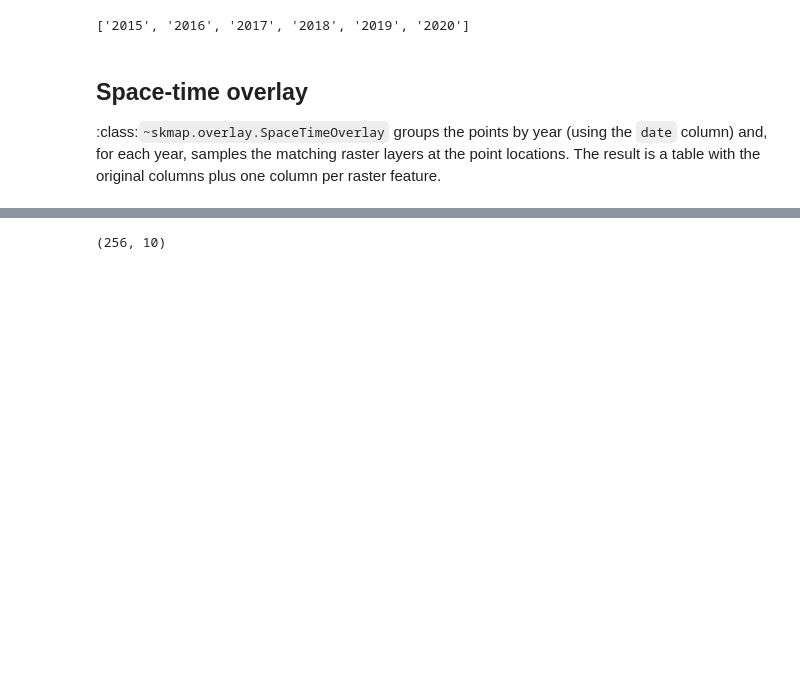
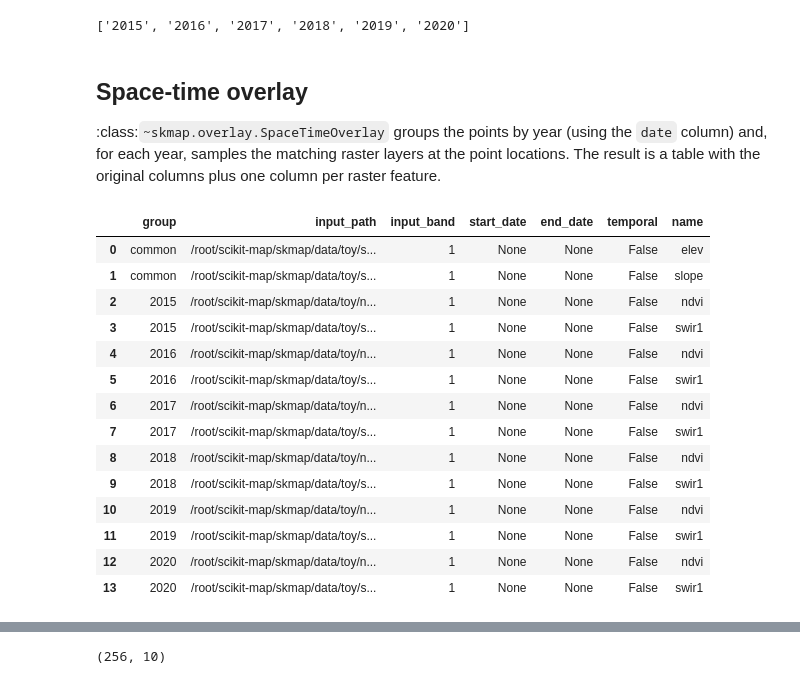
Before and after one commit to openlandmap/scikit-map, a Jupyter notebook: docs/notebooks/03_landcover_mapping.ipynb, the cells around one changed output, grey strips where cells are left out. Cells and saved outputs as stored; diff of their text form; code cells hidden in the pictures; blank space fills up the shorter version.

```diff
--- a/docs/notebooks/03_landcover_mapping.ipynb
+++ b/docs/notebooks/03_landcover_mapping.ipynb
@@ -115,6 +127,24 @@ rdata.get_groups()
 :class:`~skmap.overlay.SpaceTimeOverlay` groups the points by year (using the `date`
 column) and, for each year, samples the matching raster layers at the point locations.
 The result is a table with the original columns plus one column per raster feature.
+# %%
+rdata.info
+# %% [output]
+|  | group | input_path | input_band | start_date | end_date | temporal | name |
+| 0 | common | /root/scikit-map/skmap/data/toy/s... | 1 | None | None | False | elev |
+| 1 | common | /root/scikit-map/skmap/data/toy/s... | 1 | None | None | False | slope |
+| 2 | 2015 | /root/scikit-map/skmap/data/toy/n... | 1 | None | None | False | ndvi |
+| 3 | 2015 | /root/scikit-map/skmap/data/toy/s... | 1 | None | None | False | swir1 |
+| 4 | 2016 | /root/scikit-map/skmap/data/toy/n... | 1 | None | None | False | ndvi |
+| 5 | 2016 | /root/scikit-map/skmap/data/toy/s... | 1 | None | None | False | swir1 |
+| 6 | 2017 | /root/scikit-map/skmap/data/toy/n... | 1 | None | None | False | ndvi |
+| 7 | 2017 | /root/scikit-map/skmap/data/toy/s... | 1 | None | None | False | swir1 |
+| 8 | 2018 | /root/scikit-map/skmap/data/toy/n... | 1 | None | None | False | ndvi |
+| 9 | 2018 | /root/scikit-map/skmap/data/toy/s... | 1 | None | None | False | swir1 |
+| 10 | 2019 | /root/scikit-map/skmap/data/toy/n... | 1 | None | None | False | ndvi |
+| 11 | 2019 | /root/scikit-map/skmap/data/toy/s... | 1 | None | None | False | swir1 |
+| 12 | 2020 | /root/scikit-map/skmap/data/toy/n... | 1 | None | None | False | ndvi |
+| 13 | 2020 | /root/scikit-map/skmap/data/toy/s... | 1 | None | None | False | swir1 |
 # %%
 overlay = SpaceTimeOverlay(
     points=samples,
```
Also changed, not shown: parts of 4 cells of this notebook, 2 other files.
